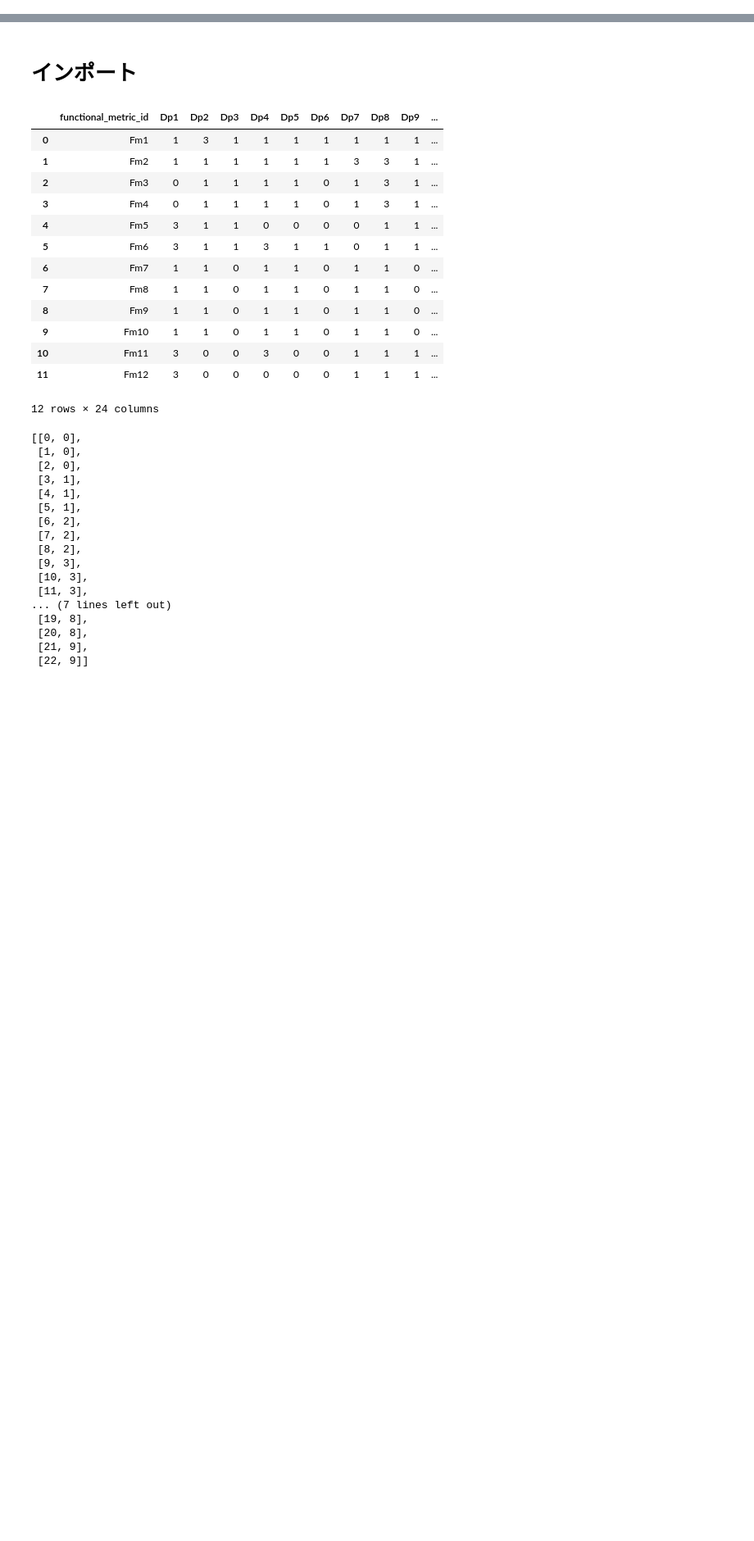
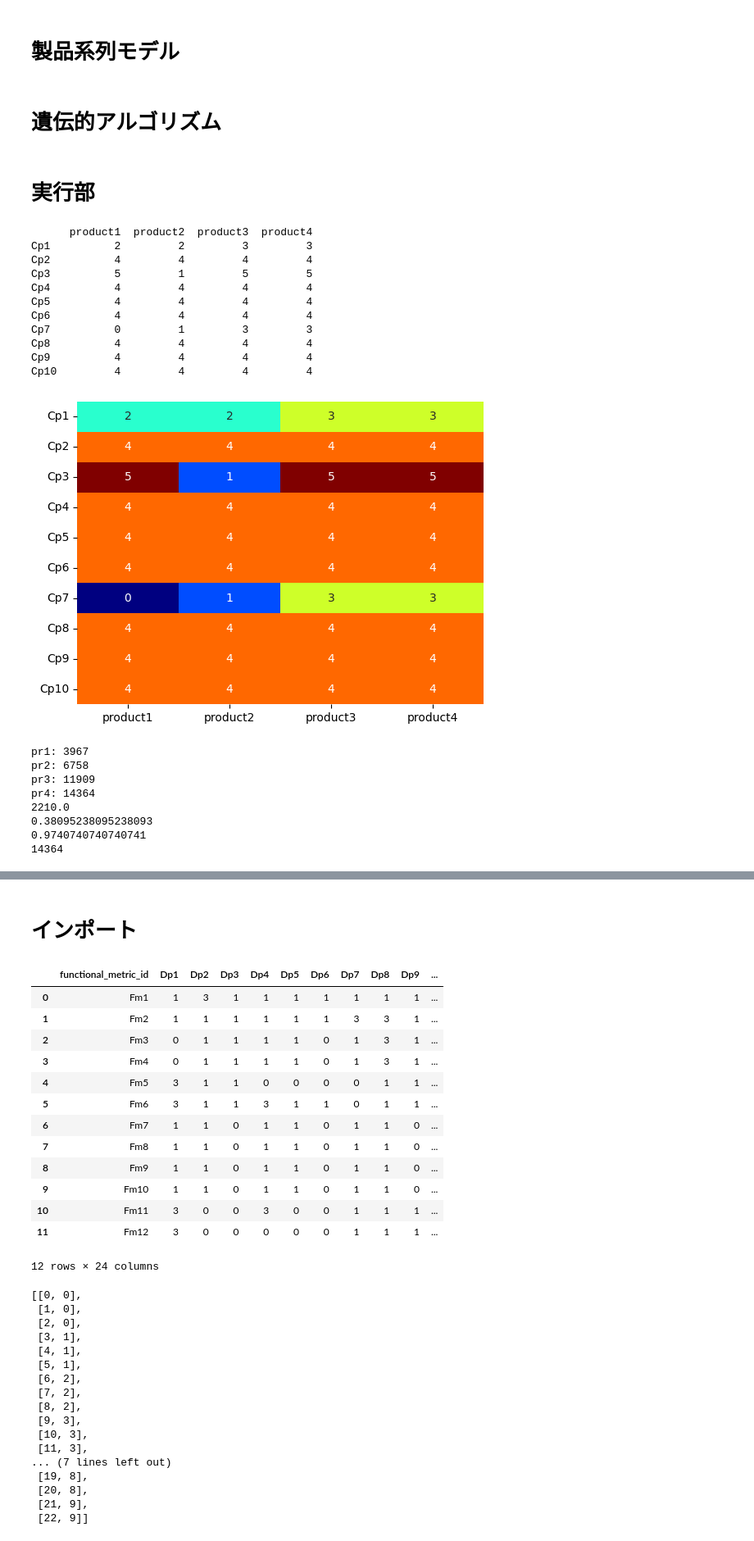
Before and after one commit to pippi12/architecture, a Jupyter notebook: modulardesign.ipynb, the cells around one changed output, grey strips where cells are left out. Shown at 82% size. Cells and saved outputs as stored; diff of their text form; code cells hidden in the pictures; blank space fills up the shorter version.

```diff
--- a/modulardesign.ipynb
+++ b/modulardesign.ipynb
@@ -40,6 +42,8 @@ class CommonFunctions():
             s += (n2 - i)
         s += (idx2 - idx1)
         return s
+# %% [markdown]
+# 製品系列モデル
 # %%
 class ProductFamily():
     def __init__(self):
@@ -99,0 +126,2 @@ pf = ProductFamily()
+# %% [markdown]
+# 遺伝的アルゴリズム
@@ -99,0 +535,70 @@ pf = ProductFamily()
+# %% [markdown]
+# 実行部
+# %%
+# 共通化される構成部位の組み合わせペアを表示する
+def check_common_pair(pf, ga):
+    for i, c in enumerate(ga.chromosome):
+        if c == 1:
+            icp = math.floor(float(i) / math.comb(pf.n_pr, 2))+1
+            icmb = i % math.comb(pf.n_pr, 2) + 1
+            iprs = cf.comb_index(icmb,pf.n_pr)
+            print('構成部位' + str(icp) + ', 製品' + str(iprs[0]) + ' x 製品' + str(iprs[1]))
+    return
+
+# 一時的な処置．難しい組み合わせで検証できるようにしている
+def sousa(ga):
+    #1
+    ga.chromosome[0]=1 #1x2
+    ga.chromosome[1]=0 #1x3
+    ga.chromosome[2]=0 #1x4
+    ga.chromosome[3]=0 #2x3
+    ga.chromosome[4]=0 #2x4
+    ga.chromosome[5]=1 #3x4
+    #2
+    ga.chromosome[6]=0 #1x2
+    ga.chromosome[7]=1 #1x3
+    ga.chromosome[8]=0 #1x4
+    ga.chromosome[9]=0 #2x3
+    ga.chromosome[10]=1 #2x4
+    ga.chromosome[11]=1 #3x4
+    return
+
+cf = CommonFunctions()
+pf = ProductFamily()
+ga = GeneticAlgorithm(math.comb(pf.n_pr, 2) * pf.n_cp, pf)
+
+sousa(ga)
+# check_common_pair(pf, ga)
+ga.common_dp_list()
+ga.common_cp_list()
+ga.module_list()
+ga.visualize_module_list()
+ga.calc_total_compromise_degree()
+ga.calc_prc()
+ga.calc_scr()
+ga.calc_inh_coord()
+print(ga.total_compromise_degree)
+print(ga.pcr)
+print(ga.scr)
+print(ga.inh_coord)
+# %% [output]
+      product1  product2  product3  product4
+Cp1          2         2         3         3
+Cp2          4         4         4         4
+Cp3          5         1         5         5
+Cp4          4         4         4         4
+Cp5          4         4         4         4
+Cp6          4         4         4         4
+Cp7          0         1         3         3
+Cp8          4         4         4         4
+Cp9          4         4         4         4
+Cp10         4         4         4         4
+[figure, added]
+pr1: 3967
+pr2: 6758
+pr3: 11909
+pr4: 14364
+2210.0
+0.38095238095238093
+0.9740740740740741
+14364
```
Also changed, not shown: parts of 5 cells of this notebook.
